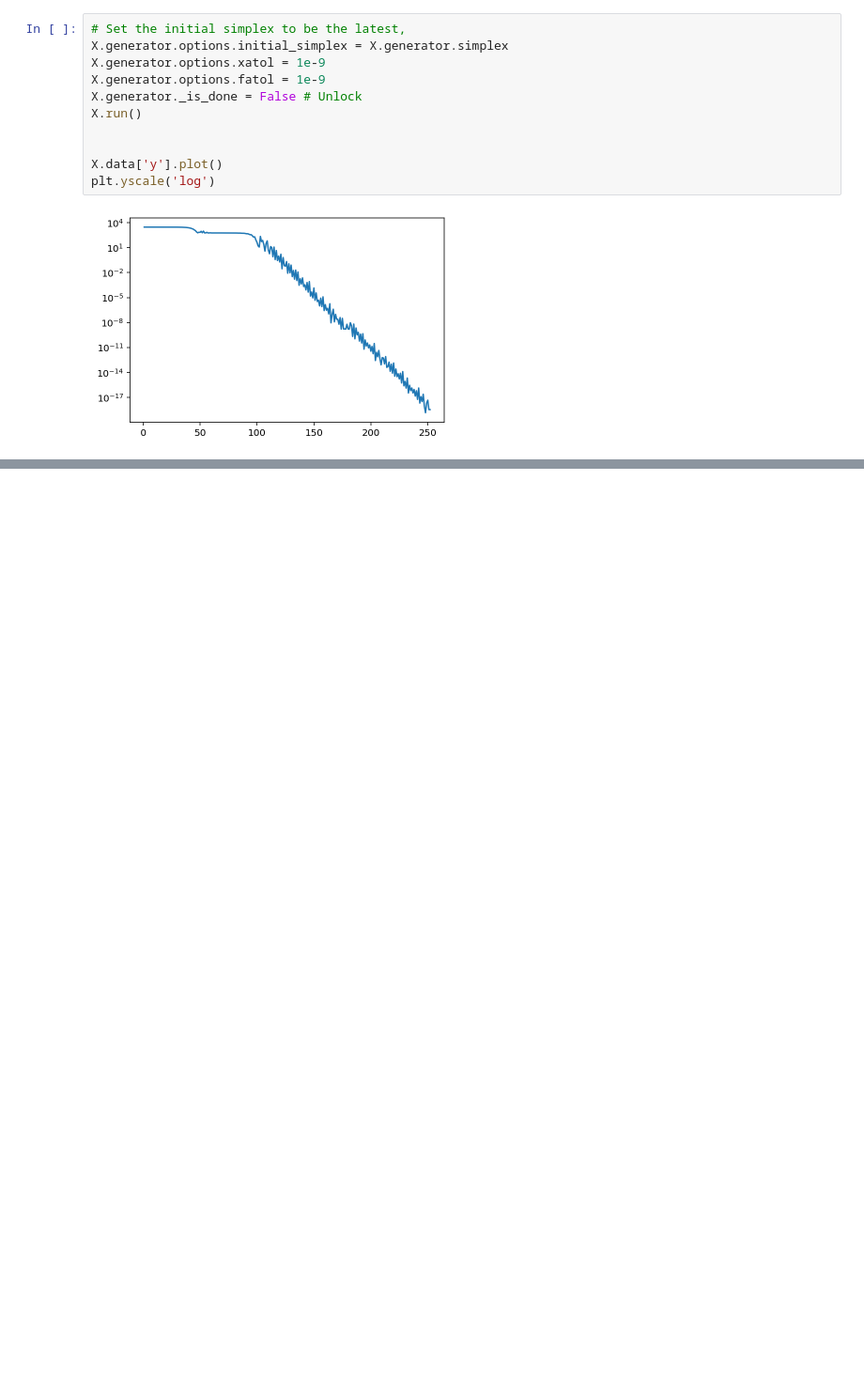
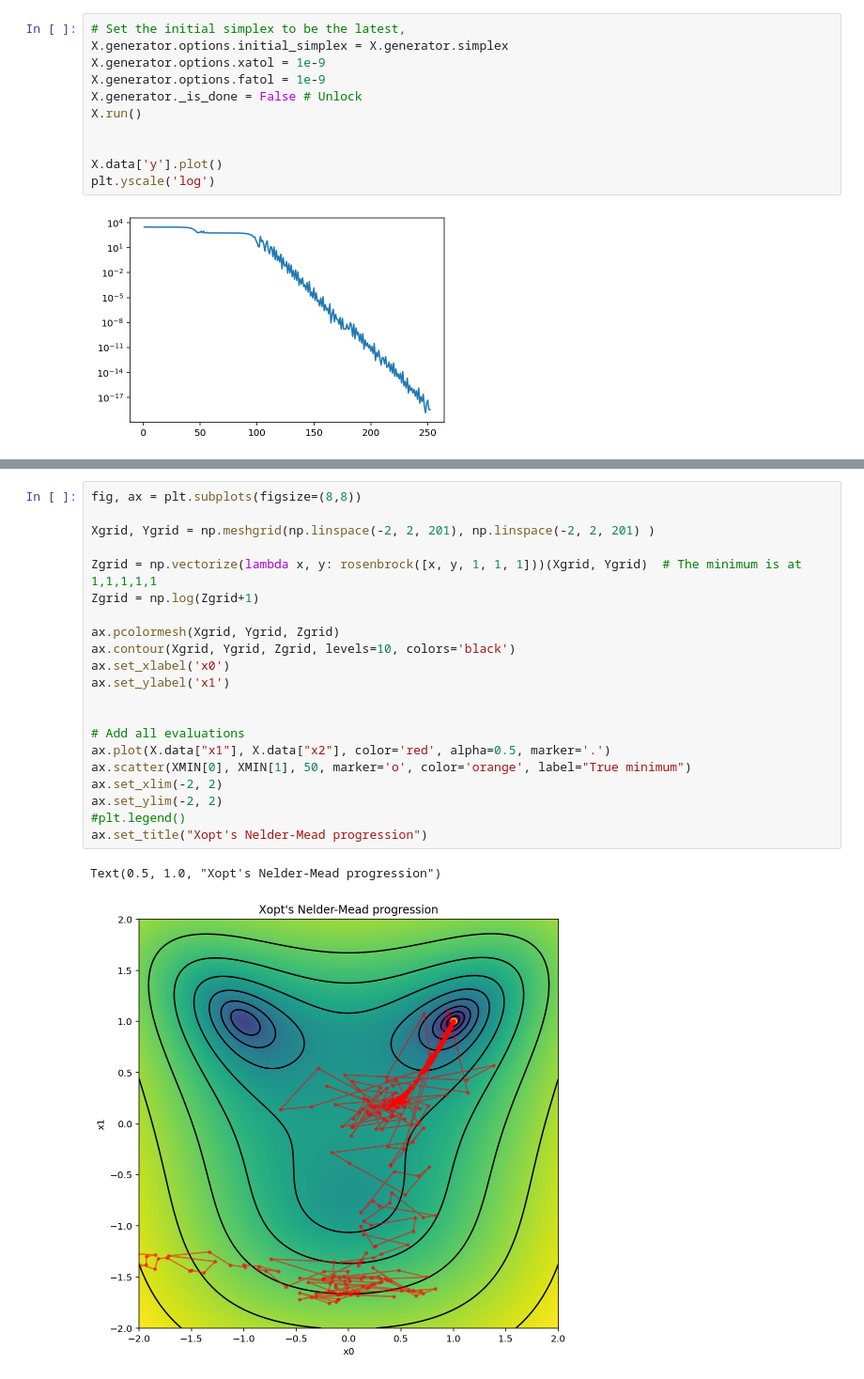
Before and after one commit to xopt-org/Xopt, a Jupyter notebook: docs/examples/scipy/neldermead.ipynb, the cells around one changed output, grey strips where cells are left out. Shown at 94% size. Drawn from its saved outputs; the diff is of its cells as text; blank space fills up the shorter version.

```diff
--- a/docs/examples/scipy/neldermead.ipynb
+++ b/docs/examples/scipy/neldermead.ipynb
@@ -276,0 +305,24 @@ plt.yscale('log')
+# %%
+fig, ax = plt.subplots(figsize=(8,8))
+
+Xgrid, Ygrid = np.meshgrid(np.linspace(-2, 2, 201), np.linspace(-2, 2, 201) )
+
+Zgrid = np.vectorize(lambda x, y: rosenbrock([x, y, 1, 1, 1]))(Xgrid, Ygrid)  # The minimum is at 1,1,1,1,1
+Zgrid = np.log(Zgrid+1)
+
+ax.pcolormesh(Xgrid, Ygrid, Zgrid)
+ax.contour(Xgrid, Ygrid, Zgrid, levels=10, colors='black')
+ax.set_xlabel('x0')
+ax.set_ylabel('x1')
+
+
+# Add all evaluations
+ax.plot(X.data["x1"], X.data["x2"], color='red', alpha=0.5, marker='.')
+ax.scatter(XMIN[0], XMIN[1], 50, marker='o', color='orange', label="True minimum")
+ax.set_xlim(-2, 2)
+ax.set_ylim(-2, 2)
+#plt.legend()
+ax.set_title("Xopt's Nelder-Mead progression")
+# %% [output]
+Text(0.5, 1.0, "Xopt's Nelder-Mead progression")
+[figure, added]
```
Also changed, not shown: parts of 8 cells of this notebook.
